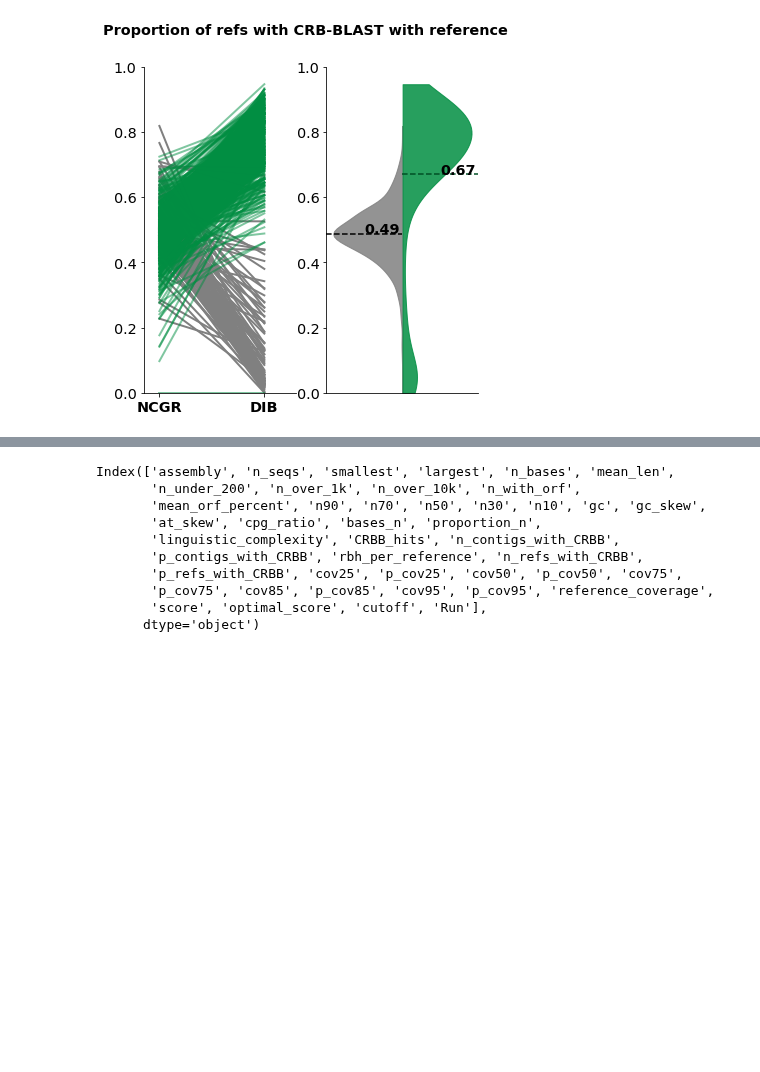
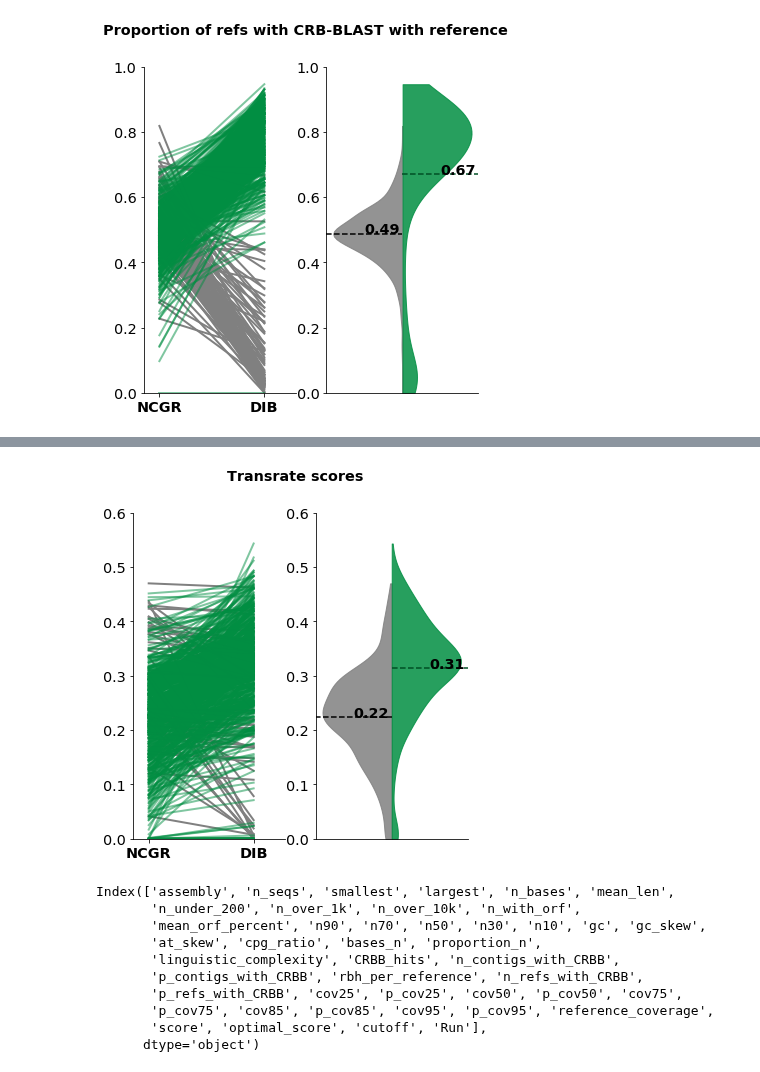
Before and after one commit to johnsolk/MMETSP, a Jupyter notebook: notebooks/GigaScience_Figures.ipynb, the cells around one changed output, grey strips where cells are left out. Drawn from its saved outputs; the diff is of its cells as text; code cells hidden in the pictures; blank space fills up the shorter version.

```diff
--- a/notebooks/GigaScience_Figures.ipynb
+++ b/notebooks/GigaScience_Figures.ipynb
@@ -125,3 +131,9 @@ Figure 2. Using CRB-BLAST, the proportion of DIB contigs matching with an NCGR r
+# %%
+score,fig, ax = create_plots(ncgr_transrate_score,dib_transrate_score, 'score', 'Transrate scores',ymax=.6, ypos=0.55)
+savefig('../paper/transrate.png',bbox_inches="tight")
+savefig('../paper/transrate.pdf',bbox_inches="tight")
+# %% [output]
+[figure, added]
 # %%
 ncgr_transrate_nt.columns
 # %% [output]
```
Also changed, not shown: parts of 6 cells of this notebook, 23 other files.
